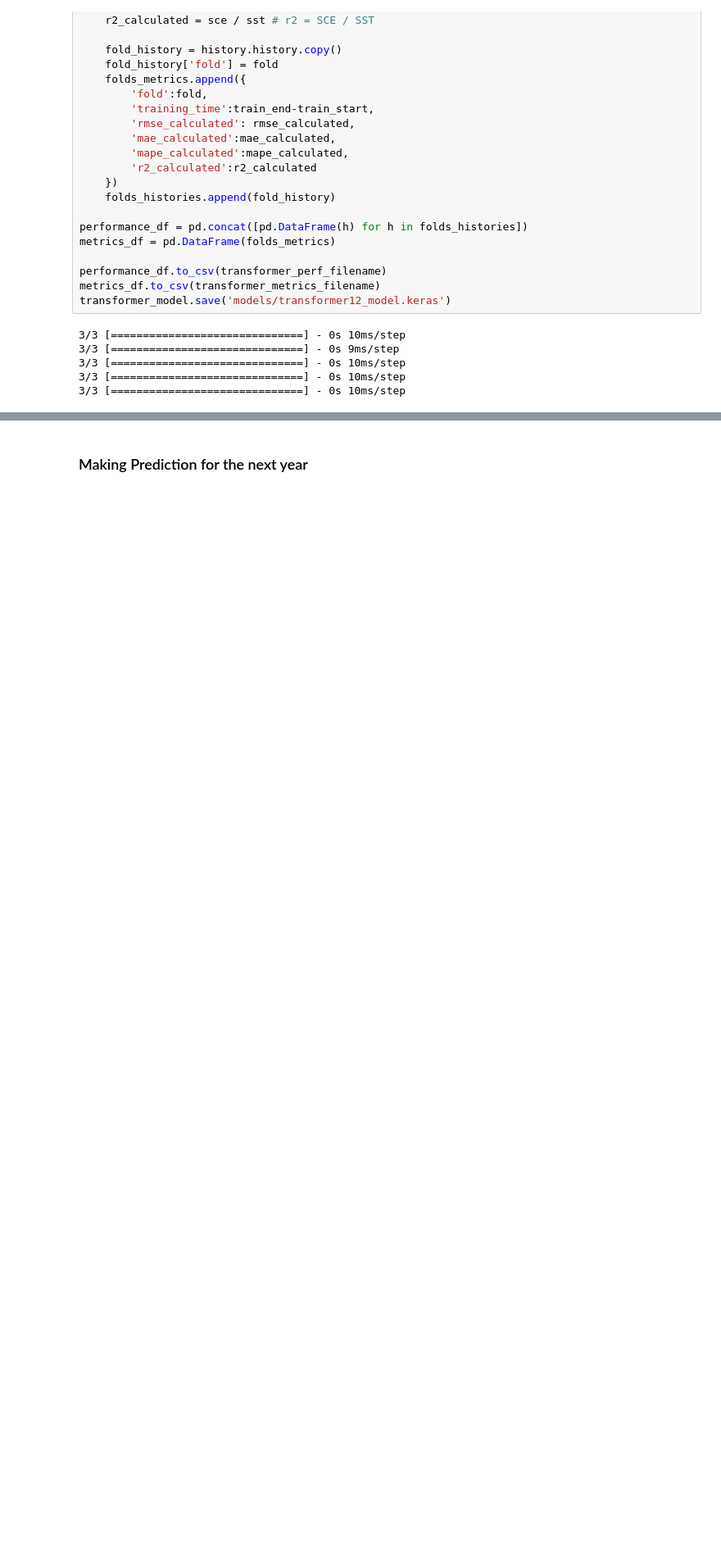
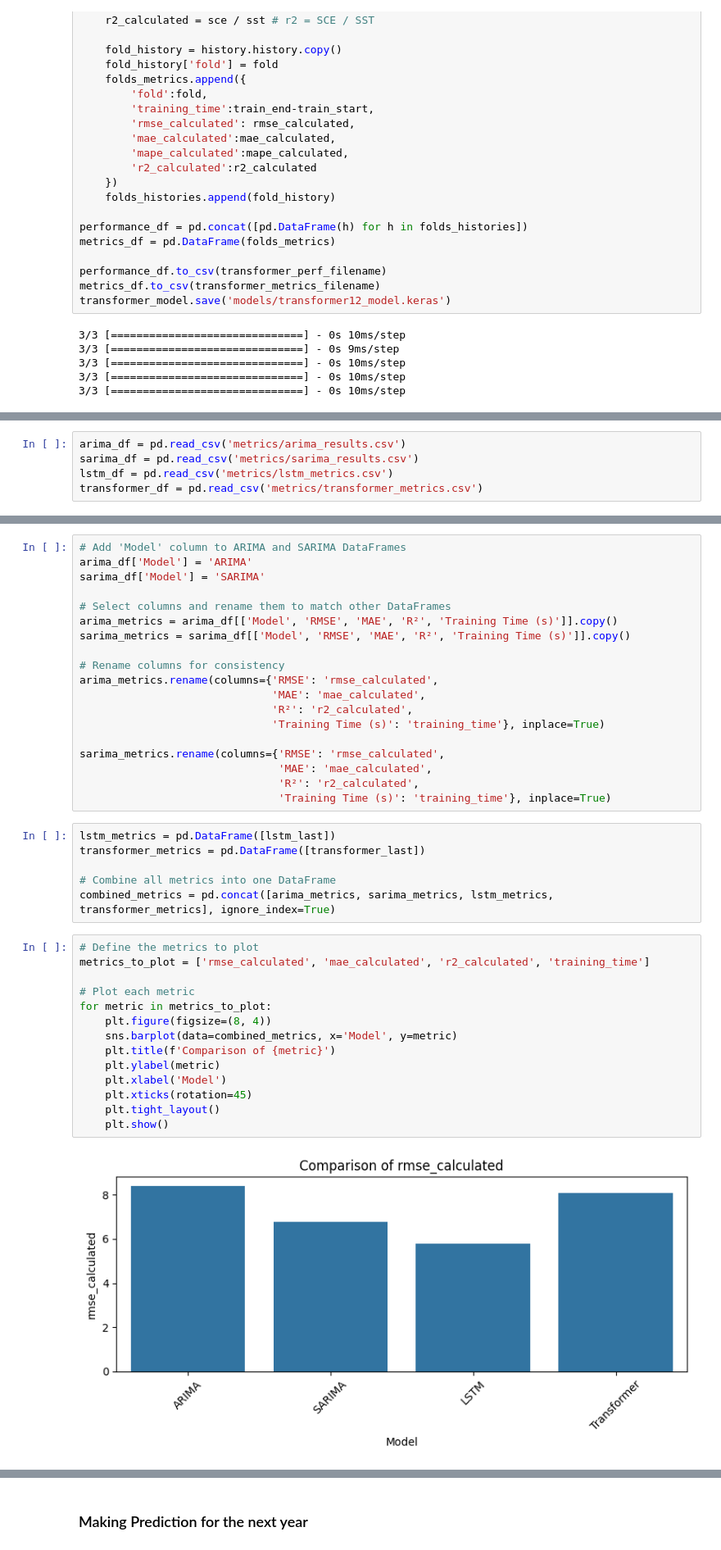
Before and after one commit to YounesAbdedjalil/Project-Data-Mining, a Jupyter notebook: PrediCO2.ipynb, the cells around one changed output, grey strips where cells are left out. Shown at 82% size. Drawn from its saved outputs; the diff is of its cells as text; blank space fills up the shorter version.

```diff
--- a/PrediCO2.ipynb
+++ b/PrediCO2.ipynb
@@ -721,0 +736,5 @@ Where in our case **time_step = 1, features = 3** and batch size decided by trai
+# %%
+arima_df = pd.read_csv('metrics/arima_results.csv')
+sarima_df = pd.read_csv('metrics/sarima_results.csv')
+lstm_df = pd.read_csv('metrics/lstm_metrics.csv')
+transformer_df = pd.read_csv('metrics/transformer_metrics.csv')
@@ -721,0 +751,41 @@ Where in our case **time_step = 1, features = 3** and batch size decided by trai
+# %%
+# Add 'Model' column to ARIMA and SARIMA DataFrames
+arima_df['Model'] = 'ARIMA'
+sarima_df['Model'] = 'SARIMA'
+
+# Select columns and rename them to match other DataFrames
+arima_metrics = arima_df[['Model', 'RMSE', 'MAE', 'R²', 'Training Time (s)']].copy()
+sarima_metrics = sarima_df[['Model', 'RMSE', 'MAE', 'R²', 'Training Time (s)']].copy()
+
+# Rename columns for consistency
+arima_metrics.rename(columns={'RMSE': 'rmse_calculated',
+                              'MAE': 'mae_calculated',
+                              'R²': 'r2_calculated',
+                              'Training Time (s)': 'training_time'}, inplace=True)
+
+sarima_metrics.rename(columns={'RMSE': 'rmse_calculated',
+                               'MAE': 'mae_calculated',
+                               'R²': 'r2_calculated',
+                               'Training Time (s)': 'training_time'}, inplace=True)
+# %%
+lstm_metrics = pd.DataFrame([lstm_last])
+transformer_metrics = pd.DataFrame([transformer_last])
+
+# Combine all metrics into one DataFrame
+combined_metrics = pd.concat([arima_metrics, sarima_metrics, lstm_metrics, transformer_metrics], ignore_index=True)
+# %%
+# Define the metrics to plot
+metrics_to_plot = ['rmse_calculated', 'mae_calculated', 'r2_calculated', 'training_time']
+
+# Plot each metric
+for metric in metrics_to_plot:
+    plt.figure(figsize=(8, 4))
+    sns.barplot(data=combined_metrics, x='Model', y=metric)
+    plt.title(f'Comparison of {metric}')
+    plt.ylabel(metric)
+    plt.xlabel('Model')
+    plt.xticks(rotation=45)
+    plt.tight_layout()
+    plt.show()
+# %% [output]
+[figure, added]
```
Also changed, not shown: parts of 16 cells of this notebook, 16 other files.
